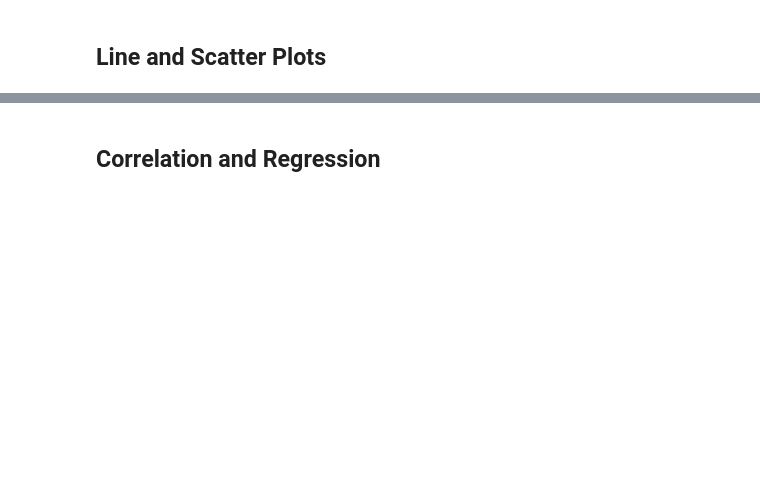
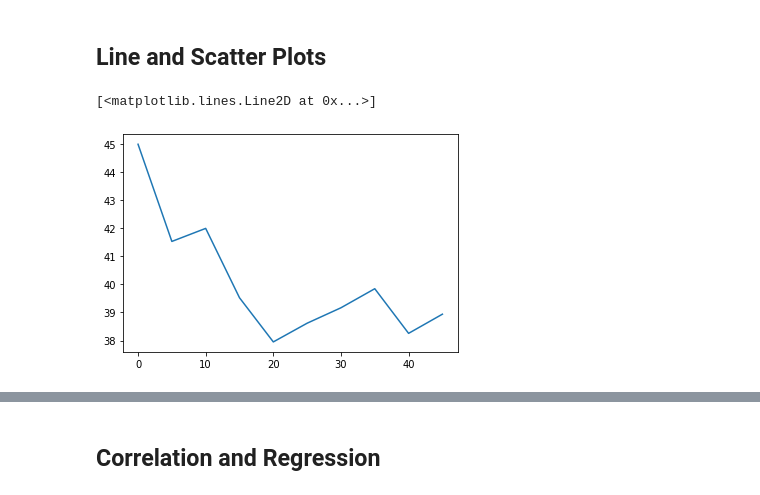
Before and after one commit to LexiJess/Matplotlib_Challenge, a Jupyter notebook: 05-Matplotlib_Homework_Instructions_Pymaceuticals_pymaceuticals_starter.ipynb, the cells around one changed output, grey strips where cells are left out. Cells and saved outputs as stored; diff of their text form; code cells hidden in the pictures; blank space fills up the shorter version.

```diff
--- a/05-Matplotlib_Homework_Instructions_Pymaceuticals_pymaceuticals_starter.ipynb
+++ b/05-Matplotlib_Homework_Instructions_Pymaceuticals_pymaceuticals_starter.ipynb
@@ -616,5 +707,15 @@ def plot_linear_regression(x_values, y_values, title, text_coordinates):
 ## Line and Scatter Plots
 # %%
 # Generate a line plot of tumor volume vs. time point for a mouse treated with Capomulin
+
+capomulin=final_clean_data_df.loc[final_clean_data_df["Drug Regimen"]=='Capomulin']
+
+mouse=capomulin.loc[capomulin["Mouse ID"]=="b742", ["Timepoint", "Tumor Volume (mm3)"]]
+
+#print(mouse)
+plt.plot(mouse["Timepoint"], mouse["Tumor Volume (mm3)"])
+# %% [output]
+[<matplotlib.lines.Line2D at 0x...>]
+[figure, added]
 # %%
 # Generate a scatter plot of average tumor volume vs. mouse weight for the Capomulin regimen
```
Also changed, not shown: parts of 7 cells of this notebook.
